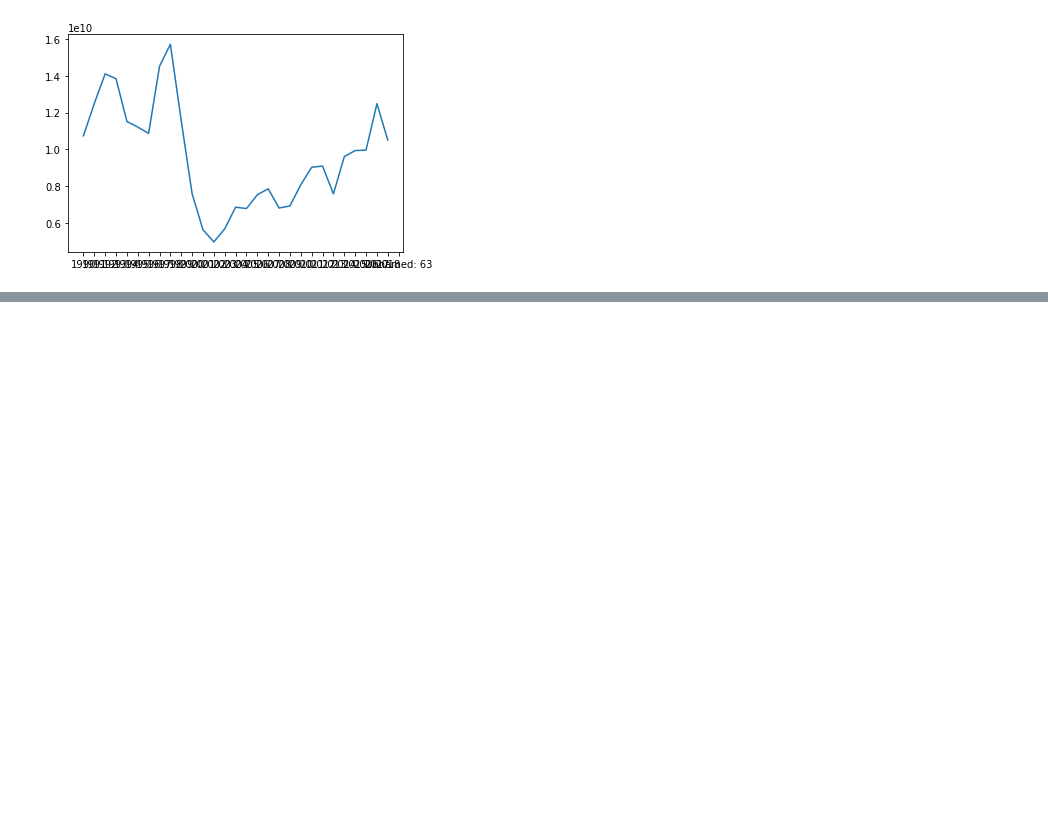
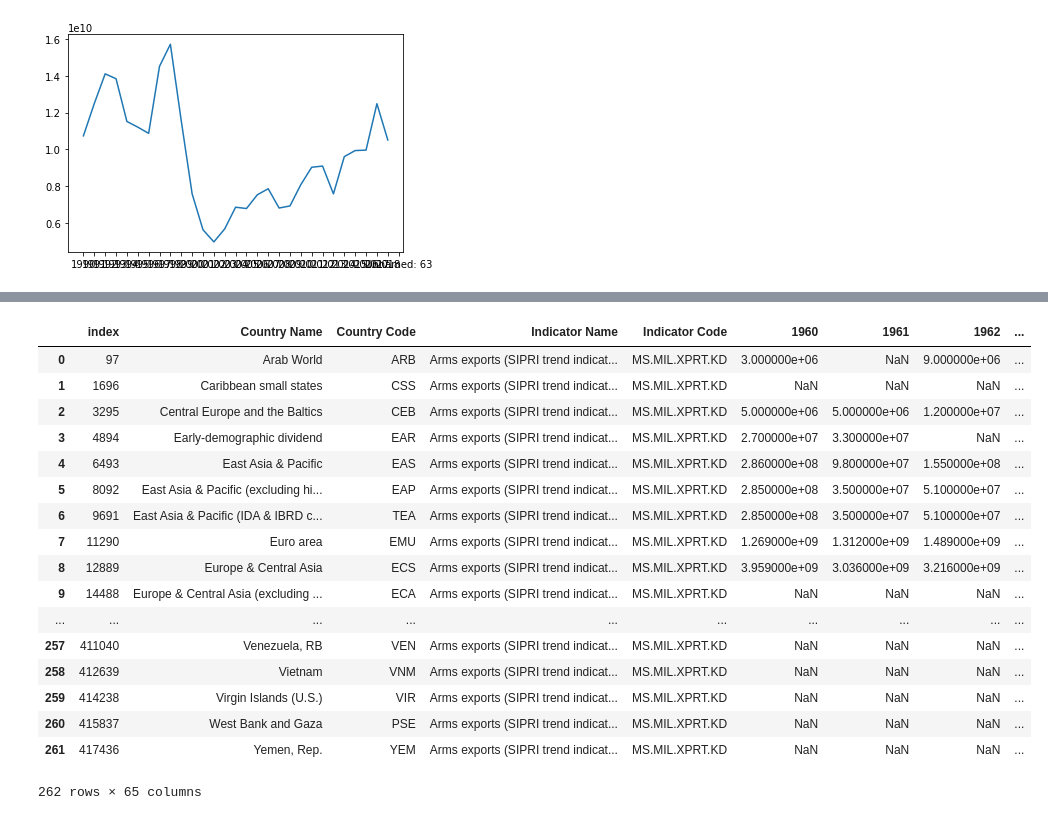
Before and after one commit to danielpimen/Project_1, a Jupyter notebook: Analysis/WDI_Analysis_Project1.ipynb, the cells around one changed output, grey strips where cells are left out. Cells and saved outputs as stored; diff of their text form; code cells hidden in the pictures; blank space fills up the shorter version.

```diff
--- a/Analysis/WDI_Analysis_Project1.ipynb
+++ b/Analysis/WDI_Analysis_Project1.ipynb
@@ -96,0 +141,5 @@ plt.show()
+# %%
+arms_df_pie = data.loc[ (data["Indicator Name"] == "Arms exports (SIPRI trend indicator values)") ]
+#arms_df_pie= data.loc[(data["2018"]) & (data["Indicator Name"] == "Arms exports (SIPRI trend indicator values)") ]
+arms_df_pie = pd.DataFrame(arms_list)
+arms_df_pie.transpose()
@@ -96,0 +165,22 @@ plt.show()
+# %%
+arms_df_pie.drop(arms_df_pie.tail(1).index,inplace=True)
+arms_df_pie
+# %% [output]
+|  | index | Country Name | Country Code | Indicator Name | Indicator Code | 1960 | 1961 | 1962 | ... |
+| 0 | 97 | Arab World | ARB | Arms exports (SIPRI trend indicat... | MS.MIL.XPRT.KD | 3.000000e+06 | NaN | 9.000000e+06 | ... |
+| 1 | 1696 | Caribbean small states | CSS | Arms exports (SIPRI trend indicat... | MS.MIL.XPRT.KD | NaN | NaN | NaN | ... |
+| 2 | 3295 | Central Europe and the Baltics | CEB | Arms exports (SIPRI trend indicat... | MS.MIL.XPRT.KD | 5.000000e+06 | 5.000000e+06 | 1.200000e+07 | ... |
+| 3 | 4894 | Early-demographic dividend | EAR | Arms exports (SIPRI trend indicat... | MS.MIL.XPRT.KD | 2.700000e+07 | 3.300000e+07 | NaN | ... |
+| 4 | 6493 | East Asia & Pacific | EAS | Arms exports (SIPRI trend indicat... | MS.MIL.XPRT.KD | 2.860000e+08 | 9.800000e+07 | 1.550000e+08 | ... |
+| 5 | 8092 | East Asia & Pacific (excluding hi... | EAP | Arms exports (SIPRI trend indicat... | MS.MIL.XPRT.KD | 2.850000e+08 | 3.500000e+07 | 5.100000e+07 | ... |
+| 6 | 9691 | East Asia & Pacific (IDA & IBRD c... | TEA | Arms exports (SIPRI trend indicat... | MS.MIL.XPRT.KD | 2.850000e+08 | 3.500000e+07 | 5.100000e+07 | ... |
+| 7 | 11290 | Euro area | EMU | Arms exports (SIPRI trend indicat... | MS.MIL.XPRT.KD | 1.269000e+09 | 1.312000e+09 | 1.489000e+09 | ... |
+| 8 | 12889 | Europe & Central Asia | ECS | Arms exports (SIPRI trend indicat... | MS.MIL.XPRT.KD | 3.959000e+09 | 3.036000e+09 | 3.216000e+09 | ... |
+| 9 | 14488 | Europe & Central Asia (excluding ... | ECA | Arms exports (SIPRI trend indicat... | MS.MIL.XPRT.KD | NaN | NaN | NaN | ... |
+| ... | ... | ... | ... | ... | ... | ... | ... | ... | ... |
+| 257 | 411040 | Venezuela, RB | VEN | Arms exports (SIPRI trend indicat... | MS.MIL.XPRT.KD | NaN | NaN | NaN | ... |
+| 258 | 412639 | Vietnam | VNM | Arms exports (SIPRI trend indicat... | MS.MIL.XPRT.KD | NaN | NaN | NaN | ... |
+| 259 | 414238 | Virgin Islands (U.S.) | VIR | Arms exports (SIPRI trend indicat... | MS.MIL.XPRT.KD | NaN | NaN | NaN | ... |
+| 260 | 415837 | West Bank and Gaza | PSE | Arms exports (SIPRI trend indicat... | MS.MIL.XPRT.KD | NaN | NaN | NaN | ... |
+| 261 | 417436 | Yemen, Rep. | YEM | Arms exports (SIPRI trend indicat... | MS.MIL.XPRT.KD | NaN | NaN | NaN | ... |
+262 rows × 65 columns
```
Also changed, not shown: parts of 11 cells of this notebook.
